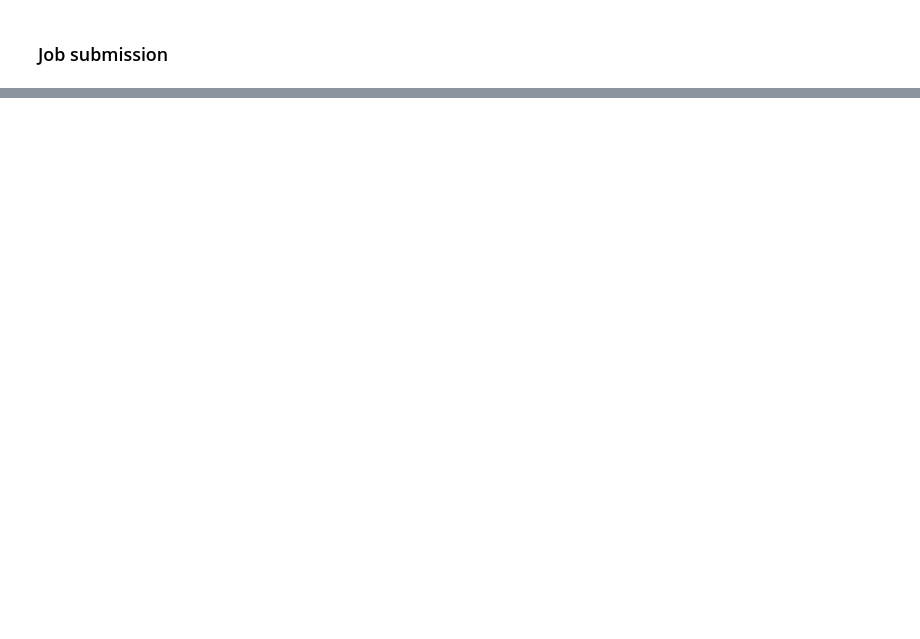
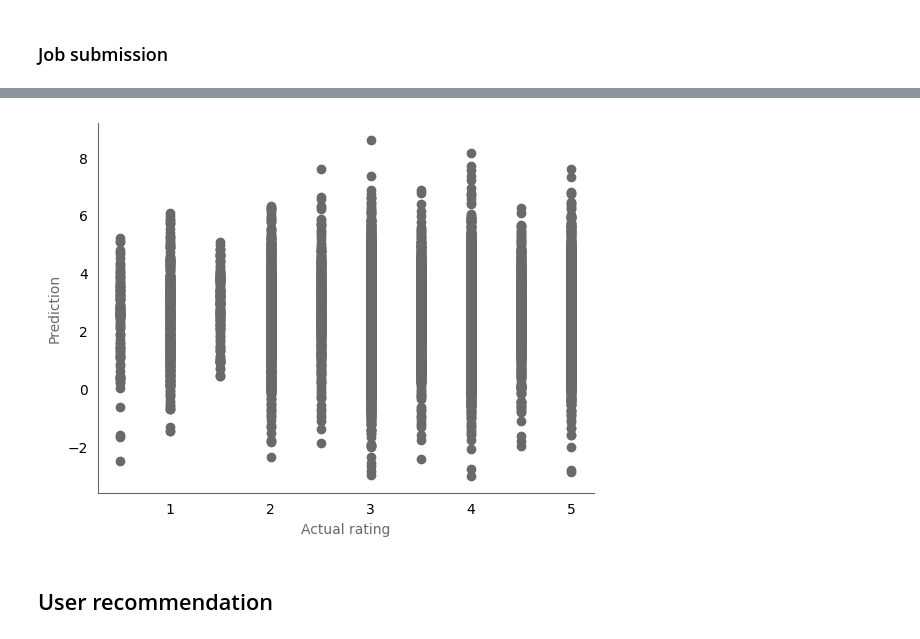
Before and after one commit to earth1987/movie-recommender-als, a Jupyter notebook: notebooks/spark_als_movie_recommendation.ipynb, the cells around one changed output, grey strips where cells are left out. Cells and saved outputs as stored; diff of their text form; code cells hidden in the pictures; blank space fills up the shorter version.

```diff
--- a/notebooks/spark_als_movie_recommendation.ipynb
+++ b/notebooks/spark_als_movie_recommendation.ipynb
@@ -510,0 +698,8 @@ CLUSTER = '{}-cluster'.format(PROJECT)
+# %%
+# Read test data into spark DataFrame
+test_DF = spark.read.csv(TEST_DATA).withColumnRenamed("_c0", "userId") \
+                                    .withColumnRenamed("_c1", "rating") \
+                                    .withColumnRenamed("_c2", "timestamp") \
+                                    .withColumnRenamed("_c3", "movieID")
+test_DF.show(5)
+test_DF.printSchema()
@@ -510,0 +723,8 @@ CLUSTER = '{}-cluster'.format(PROJECT)
+# %%
+# Cast relevant dtypes
+from pyspark.sql.types import LongType, DoubleType
+test_DF = test_DF.withColumn("userId", test_DF["userId"].cast(LongType())) \
+                  .withColumn("rating", test_DF["rating"].cast(DoubleType())) \
+                  .withColumn("movieId", test_DF["movieId"].cast(LongType())) \
+                  .withColumn("timestamp", test_DF["timestamp"].cast(LongType()))
+test_DF.printSchema()
@@ -510,0 +737,14 @@ CLUSTER = '{}-cluster'.format(PROJECT)
+# %%
+# Read pickled model
+from pyspark.ml.tuning import CrossValidatorModel
+MODEL_PATH = "/content/drive/MyDrive/Data science jobs/3. Interview prep/Google Cloud/Dataproc/movie_rec_171123"
+gcloud_model = CrossValidatorModel.load(MODEL_PATH)
+# %%
+# Evaluate
+test_pred = gcloud_model.bestModel.transform(test_DF)
+reg_eval = RegressionEvaluator(metricName="rmse", labelCol="rating", predictionCol="prediction")
+test_rmse = reg_eval.evaluate(test_pred)
+
+print(f"RMSE: {test_rmse}")
+print("_"*50, "\n"*2)
+test_pred.show()
@@ -510,0 +769,16 @@ CLUSTER = '{}-cluster'.format(PROJECT)
+# %%
+test_pred = test_pred.toPandas()
+
+fig, axes = plt.subplots()
+axes.tick_params(bottom=False, left=False)
+axes.grid(False)
+axes.spines[['top', 'right']].set_visible(False)
+axes.spines[['left', 'bottom']].set_color('dimgray')
+
+axes.scatter(test_pred['rating'], test_pred['prediction'], color='dimgray')
+axes.set_xlabel('Actual rating', fontsize=10, color='dimgray')
+axes.set_ylabel('Prediction', fontsize=10, color='dimgray');
+# %% [output]
+[figure, added]
+# %% [markdown]
+## User recommendation
```
Also changed, not shown: parts of 41 cells of this notebook.
